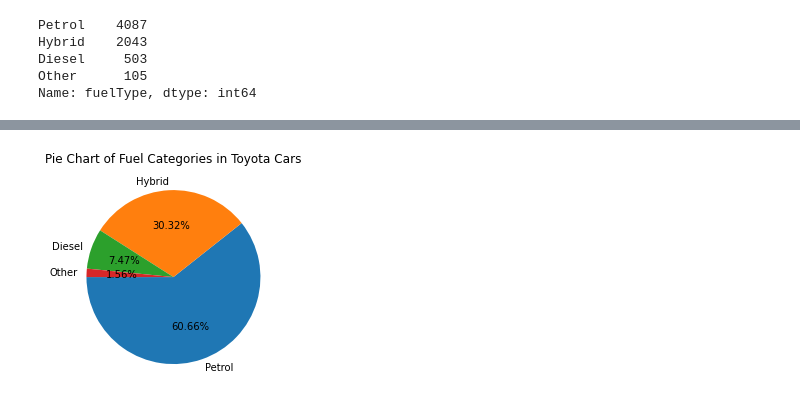
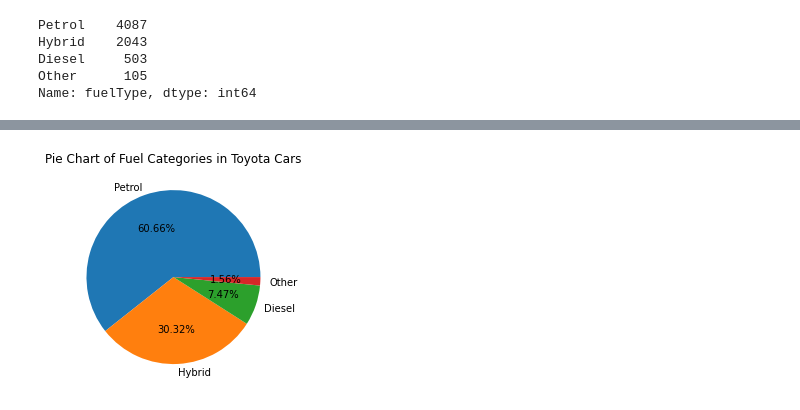
Before and after one commit to SamaSamrin/Toyota-Cars-EDA, a Jupyter notebook: TOYOTA_car_analysis.ipynb, the cells around one changed output, grey strips where cells are left out. Cells and saved outputs as stored; diff of their text form; code cells hidden in the pictures.

```diff
--- a/TOYOTA_car_analysis.ipynb
+++ b/TOYOTA_car_analysis.ipynb
@@ -58,7 +78,7 @@ Name: fuelType, dtype: int64
 # %%
 plt.title("Pie Chart of Fuel Categories in Toyota Cars")
-df['fuelType'].value_counts().plot(kind='pie', startangle=180, autopct="%1.2f%%")
+df['fuelType'].value_counts().plot(kind='pie', autopct="%1.2f%%")
 plt.ylabel(" ")
 plt.show(" ")
 # %% [output]
-[figure, old version]
+[figure, new version]
```
Also changed, not shown: parts of 3 cells of this notebook.
